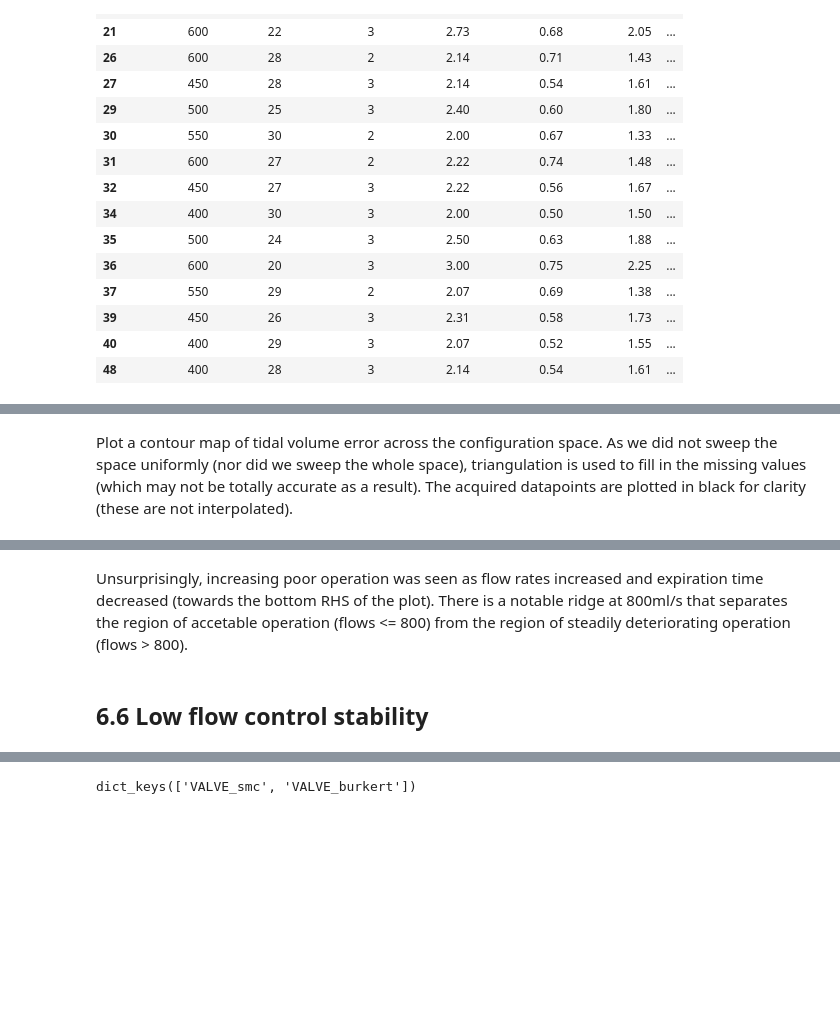
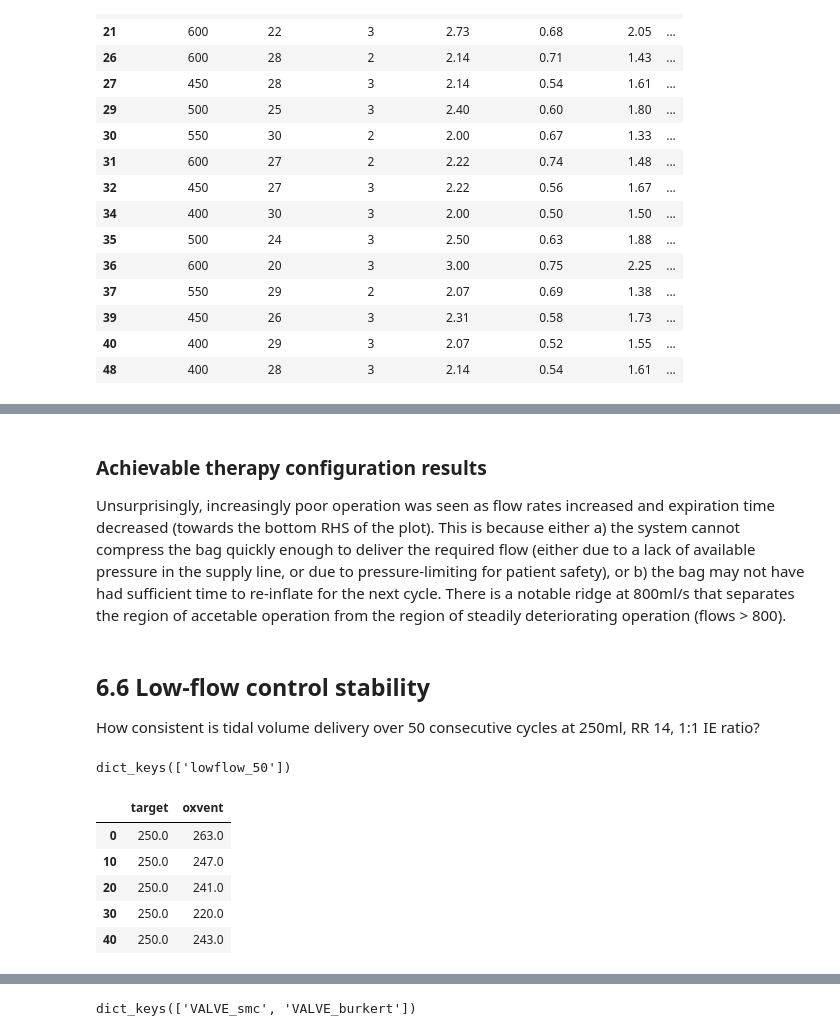
Before and after one commit to tomfrankkirk/oxvent_dvt, a Jupyter notebook: analysis/main_analysis.ipynb, the cells around one changed output, grey strips where cells are left out. Cells and saved outputs as stored; diff of their text form; code cells hidden in the pictures; blank space fills up the shorter version.

```diff
--- a/analysis/main_analysis.ipynb
+++ b/analysis/main_analysis.ipynb
@@ -286,3 +338 @@ vol_error = 100 * (min_volume - therapy_data["Tidal Volume"]) / therapy_data["Ti
-# %% [markdown]
-Plot a contour map of tidal volume error across the configuration space. As we did not sweep the space uniformly (nor did we sweep the whole space), triangulation is used to fill in the missing values (which may not be totally accurate as a result). The acquired datapoints are plotted in black for clarity (these are not interpolated).
 # %%
@@ -300,6 +354,22 @@ plt.show()
 [interactive output not drawn]
 [interactive output not drawn]
 # %% [markdown]
-Unsurprisingly, increasing poor operation was seen as flow rates increased and expiration time decreased (towards the bottom RHS of the plot). There is a notable ridge at 800ml/s that separates the region of accetable operation (flows <= 800) from the region of steadily deteriorating operation (flows > 800).
+### Achievable therapy configuration results
+
+Unsurprisingly, increasingly poor operation was seen as flow rates increased and expiration time decreased (towards the bottom RHS of the plot). This is because either a) the system cannot compress the bag quickly enough to deliver the required flow (either due to a lack of available pressure in the supply line, or due to pressure-limiting for patient safety), or b) the bag may not have had sufficient time to re-inflate for the next cycle. There is a notable ridge at 800ml/s that separates the region of accetable operation from the region of steadily deteriorating operation (flows > 800).
-# %% [markdown]
-## 6.6 Low flow control stability
+# %% [markdown]
+## 6.6 Low-flow control stability <a id='6.6'></a>
+
+How consistent is tidal volume delivery over 50 consecutive cycles at 250ml, RR 14, 1:1 IE ratio?
+# %%
+low_data = loaders.load(op.join(ROOT, 'lowflow'), '.*', 4, ('cycle', 'target', 'oxvent'))
+low_data = low_data['lowflow_50'].iloc[:,1:]
+low_data[::10]
+# %% [output]
+dict_keys(['lowflow_50'])
+|  | target | oxvent |
+| 0 | 250.0 | 263.0 |
+| 10 | 250.0 | 247.0 |
+| 20 | 250.0 | 241.0 |
+| 30 | 250.0 | 220.0 |
+| 40 | 250.0 | 243.0 |
```
Also changed, not shown: parts of 84 cells of this notebook, 2 other files.
